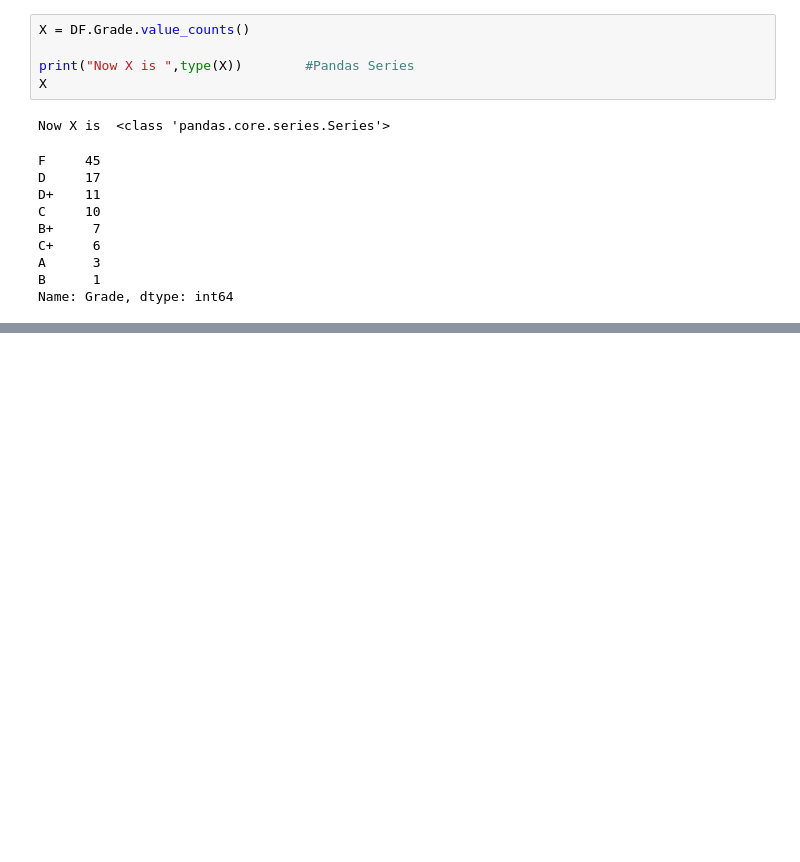
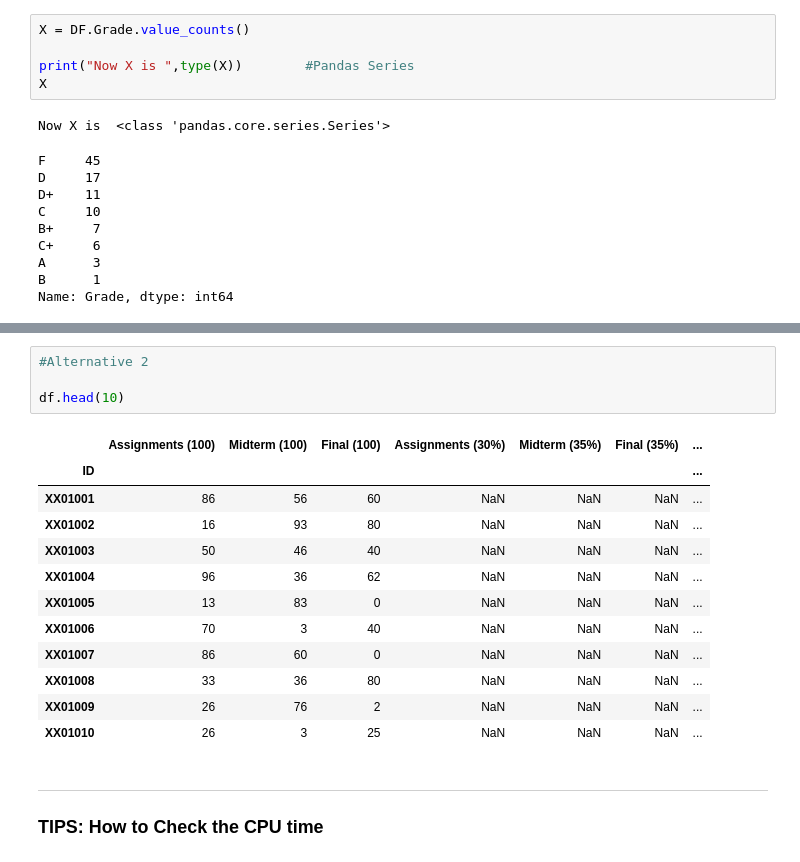
Before and after one commit to wallik2/University-stuff, a Jupyter notebook: Intro_Data_Sci/Week2_Pandas_Application.ipynb, the cells around one changed output, grey strips where cells are left out. Cells and saved outputs as stored; diff of their text form; blank space fills up the shorter version.

```diff
--- a/Intro_Data_Sci/Week2_Pandas_Application.ipynb
+++ b/Intro_Data_Sci/Week2_Pandas_Application.ipynb
@@ -170,0 +367,23 @@ Name: Grade, dtype: int64
+# %%
+#Alternative 2
+
+df.head(10)
+# %% [output]
+|  | Assignments (100) | Midterm (100) | Final (100) | Assignments (30%) | Midterm (35%) | Final (35%) | ... |
+| ID |  |  |  |  |  |  | ... |
+| XX01001 | 86 | 56 | 60 | NaN | NaN | NaN | ... |
+| XX01002 | 16 | 93 | 80 | NaN | NaN | NaN | ... |
+| XX01003 | 50 | 46 | 40 | NaN | NaN | NaN | ... |
+| XX01004 | 96 | 36 | 62 | NaN | NaN | NaN | ... |
+| XX01005 | 13 | 83 | 0 | NaN | NaN | NaN | ... |
+| XX01006 | 70 | 3 | 40 | NaN | NaN | NaN | ... |
+| XX01007 | 86 | 60 | 0 | NaN | NaN | NaN | ... |
+| XX01008 | 33 | 36 | 80 | NaN | NaN | NaN | ... |
+| XX01009 | 26 | 76 | 2 | NaN | NaN | NaN | ... |
+| XX01010 | 26 | 3 | 25 | NaN | NaN | NaN | ... |
+# %% [markdown]
+
+
+---
+
+### TIPS: How to Check the CPU time
```
Also changed, not shown: parts of 30 cells of this notebook.
